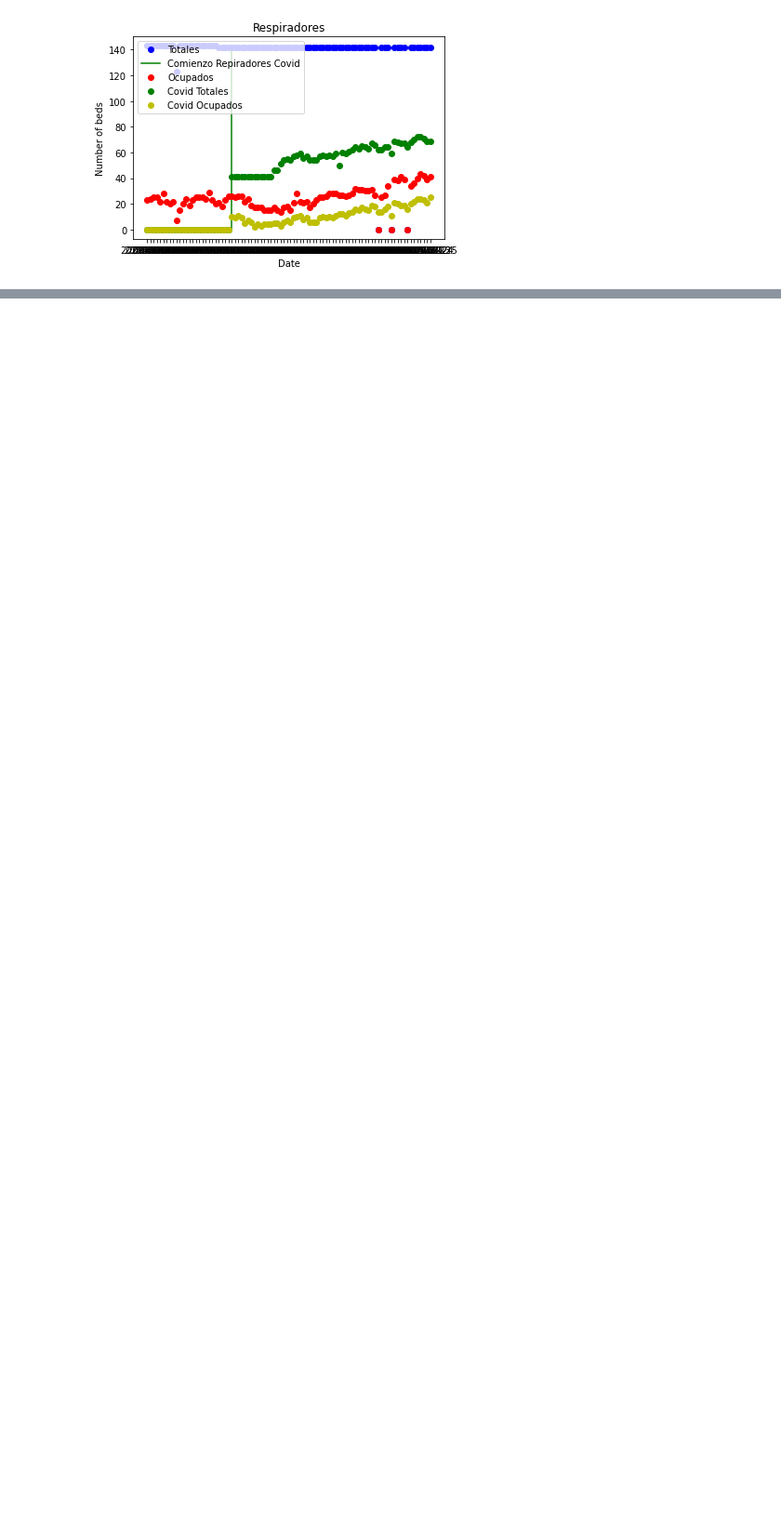
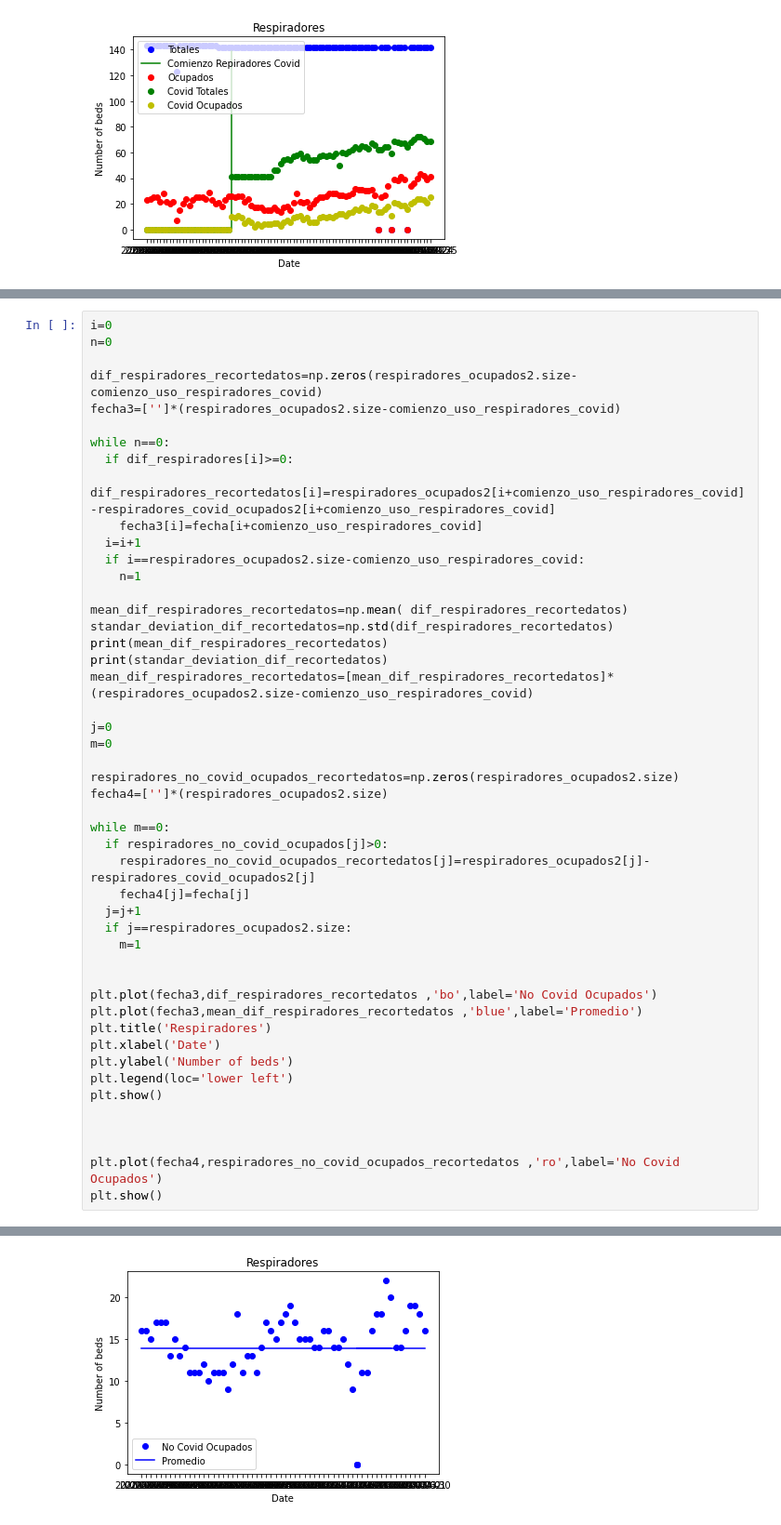
Before and after one commit to plance17/Aprendizaje-de-Maquina, a Jupyter notebook: Teoría_2_Ejercicio_1.ipynb, the cells around one changed output, grey strips where cells are left out. Shown: that part at 93% size. Drawn from its saved outputs; the diff is of its cells as text; blank space fills up the shorter version.

```diff
--- a/Teoría_2_Ejercicio_1.ipynb
+++ b/Teoría_2_Ejercicio_1.ipynb
@@ -503,0 +507,49 @@ Los valores anteriores a esta fecha, son comparados con valores cero de respirad
+# %%
+i=0
+n=0
+
+dif_respiradores_recortedatos=np.zeros(respiradores_ocupados2.size-comienzo_uso_respiradores_covid)
+fecha3=['']*(respiradores_ocupados2.size-comienzo_uso_respiradores_covid)
+
+while n==0:
+  if dif_respiradores[i]>=0:
+    dif_respiradores_recortedatos[i]=respiradores_ocupados2[i+comienzo_uso_respiradores_covid]-respiradores_covid_ocupados2[i+comienzo_uso_respiradores_covid]
+    fecha3[i]=fecha[i+comienzo_uso_respiradores_covid]
+  i=i+1
+  if i==respiradores_ocupados2.size-comienzo_uso_respiradores_covid:
+    n=1
+
+mean_dif_respiradores_recortedatos=np.mean( dif_respiradores_recortedatos)
+standar_deviation_dif_recortedatos=np.std(dif_respiradores_recortedatos)
+print(mean_dif_respiradores_recortedatos)
+print(standar_deviation_dif_recortedatos)
+mean_dif_respiradores_recortedatos=[mean_dif_respiradores_recortedatos]*(respiradores_ocupados2.size-comienzo_uso_respiradores_covid)
+
+j=0
+m=0
+
+respiradores_no_covid_ocupados_recortedatos=np.zeros(respiradores_ocupados2.size)
+fecha4=['']*(respiradores_ocupados2.size)
+
+while m==0:
+  if respiradores_no_covid_ocupados[j]>0:
+    respiradores_no_covid_ocupados_recortedatos[j]=respiradores_ocupados2[j]-respiradores_covid_ocupados2[j]
+    fecha4[j]=fecha[j]
+  j=j+1
+  if j==respiradores_ocupados2.size:
+    m=1
+
+
+plt.plot(fecha3,dif_respiradores_recortedatos ,'bo',label='No Covid Ocupados')
+plt.plot(fecha3,mean_dif_respiradores_recortedatos ,'blue',label='Promedio')
+plt.title('Respiradores')
+plt.xlabel('Date')
+plt.ylabel('Number of beds')
+plt.legend(loc='lower left')
+plt.show()
+
+
+
+plt.plot(fecha4,respiradores_no_covid_ocupados_recortedatos ,'ro',label='No Covid Ocupados')
+plt.show()
+# %% [output]
@@ -503,0 +558 @@ Los valores anteriores a esta fecha, son comparados con valores cero de respirad
+[figure, added]
```
Also changed, not shown: parts of 9 cells of this notebook.
